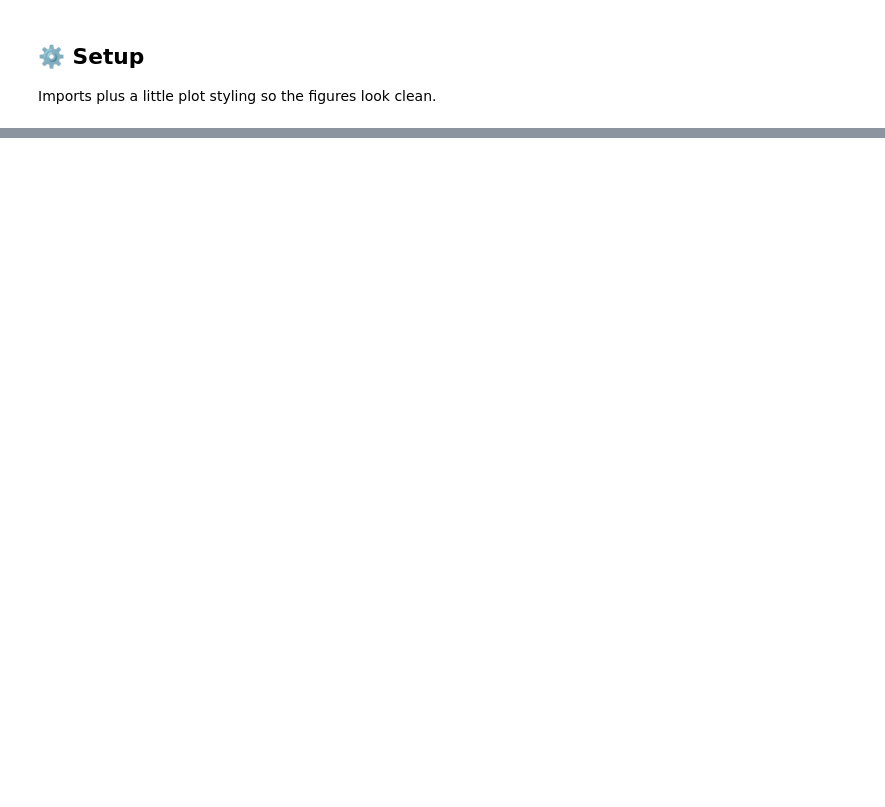
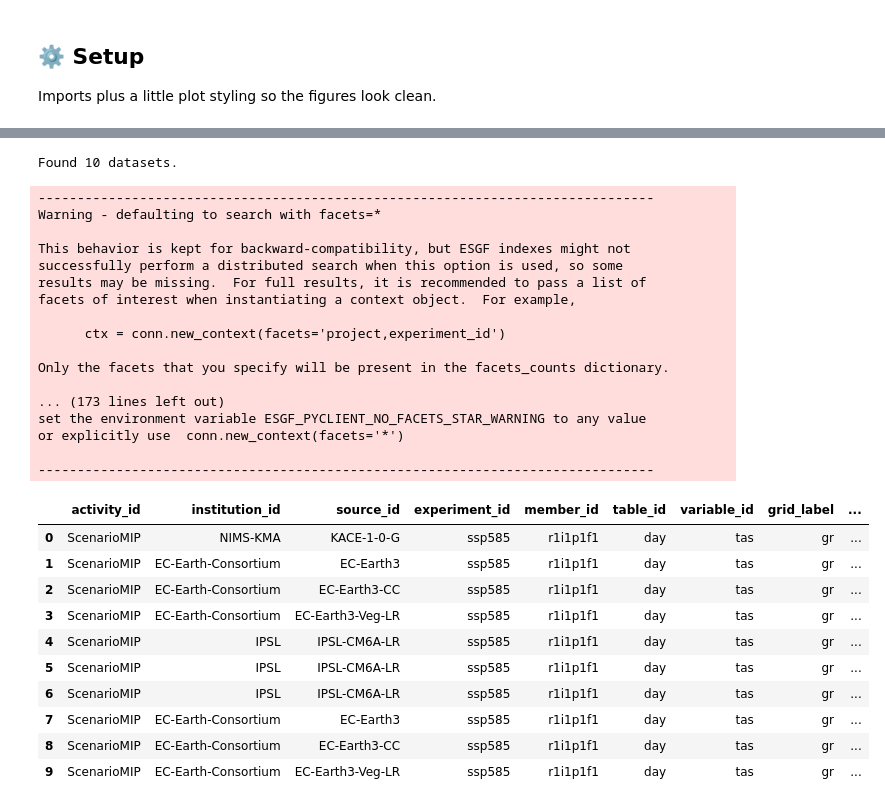
Before and after one commit to nikolaoskokkos/desirmed_summerschool, a Jupyter notebook: search_and_load_with_esgf_opendap.ipynb, the cells around one changed output, grey strips where cells are left out. Cells and saved outputs as stored; diff of their text form; code cells hidden in the pictures; blank space fills up the shorter version.

Commit message:
update notebooks and environment

```diff
--- a/search_and_load_with_esgf_opendap.ipynb
+++ b/search_and_load_with_esgf_opendap.ipynb
@@ -246,0 +92,76 @@ mapped it on geographic projections, and reduced it to an area-weighted global-m
+# %%
+ctx = conn.new_context(
+    project="CMIP6",
+    experiment_id="ssp585",
+    frequency="day",  # not time_frequency
+    member_id="r1i1p1f1",  # not ensemble
+    variable_id="tas",
+    grid_label="gr",
+    latest=True,
+    facets="*"
+)
+
+datasets = ctx.search()
+print(f"Found {len(datasets)} datasets.\n")
+# %% [output]
+Found 10 datasets.
+# %%
+import pandas as pd
+
+def _v(meta, key):
+    v = meta.get(key)
+    return v[0] if isinstance(v, list) and v else v
+
+rows = []
+for ds in datasets:
+    m = ds.json
+    urls = [
+        f.opendap_url
+        for f in ds.file_context().search()
+        if f.opendap_url
+    ]
+    if urls:
+        rows.append({
+            'activity_id':    _v(m, 'activity_id'),
+            'institution_id': _v(m, 'institution_id'),
+            'source_id':      _v(m, 'source_id'),
+            'experiment_id':  _v(m, 'experiment_id'),
+            'member_id':      _v(m, 'member_id'),
+            'table_id':       _v(m, 'table_id'),
+            'variable_id':    _v(m, 'variable_id'),
+            'grid_label':     _v(m, 'grid_label'),
+            'version':        _v(m, 'version'),
+            'opendap_url':    urls,
+        })
+
+models = pd.DataFrame(rows)
+models
+# %% [output]
+-------------------------------------------------------------------------------
+Warning - defaulting to search with facets=*
+
+This behavior is kept for backward-compatibility, but ESGF indexes might not
+successfully perform a distributed search when this option is used, so some
+results may be missing.  For full results, it is recommended to pass a list of
+facets of interest when instantiating a context object.  For example,
+
+      ctx = conn.new_context(facets='project,experiment_id')
+
+Only the facets that you specify will be present in the facets_counts dictionary.
+
+... (173 lines left out)
+set the environment variable ESGF_PYCLIENT_NO_FACETS_STAR_WARNING to any value
+or explicitly use  conn.new_context(facets='*')
+
+-------------------------------------------------------------------------------
+|  | activity_id | institution_id | source_id | experiment_id | member_id | table_id | variable_id | grid_label | ... |
+| 0 | ScenarioMIP | NIMS-KMA | KACE-1-0-G | ssp585 | r1i1p1f1 | day | tas | gr | ... |
+| 1 | ScenarioMIP | EC-Earth-Consortium | EC-Earth3 | ssp585 | r1i1p1f1 | day | tas | gr | ... |
+| 2 | ScenarioMIP | EC-Earth-Consortium | EC-Earth3-CC | ssp585 | r1i1p1f1 | day | tas | gr | ... |
+| 3 | ScenarioMIP | EC-Earth-Consortium | EC-Earth3-Veg-LR | ssp585 | r1i1p1f1 | day | tas | gr | ... |
+| 4 | ScenarioMIP | IPSL | IPSL-CM6A-LR | ssp585 | r1i1p1f1 | day | tas | gr | ... |
+| 5 | ScenarioMIP | IPSL | IPSL-CM6A-LR | ssp585 | r1i1p1f1 | day | tas | gr | ... |
+| 6 | ScenarioMIP | IPSL | IPSL-CM6A-LR | ssp585 | r1i1p1f1 | day | tas | gr | ... |
+| 7 | ScenarioMIP | EC-Earth-Consortium | EC-Earth3 | ssp585 | r1i1p1f1 | day | tas | gr | ... |
+| 8 | ScenarioMIP | EC-Earth-Consortium | EC-Earth3-CC | ssp585 | r1i1p1f1 | day | tas | gr | ... |
+| 9 | ScenarioMIP | EC-Earth-Consortium | EC-Earth3-Veg-LR | ssp585 | r1i1p1f1 | day | tas | gr | ... |
```
Also changed, not shown: parts of 35 cells of this notebook, 3 other files.
